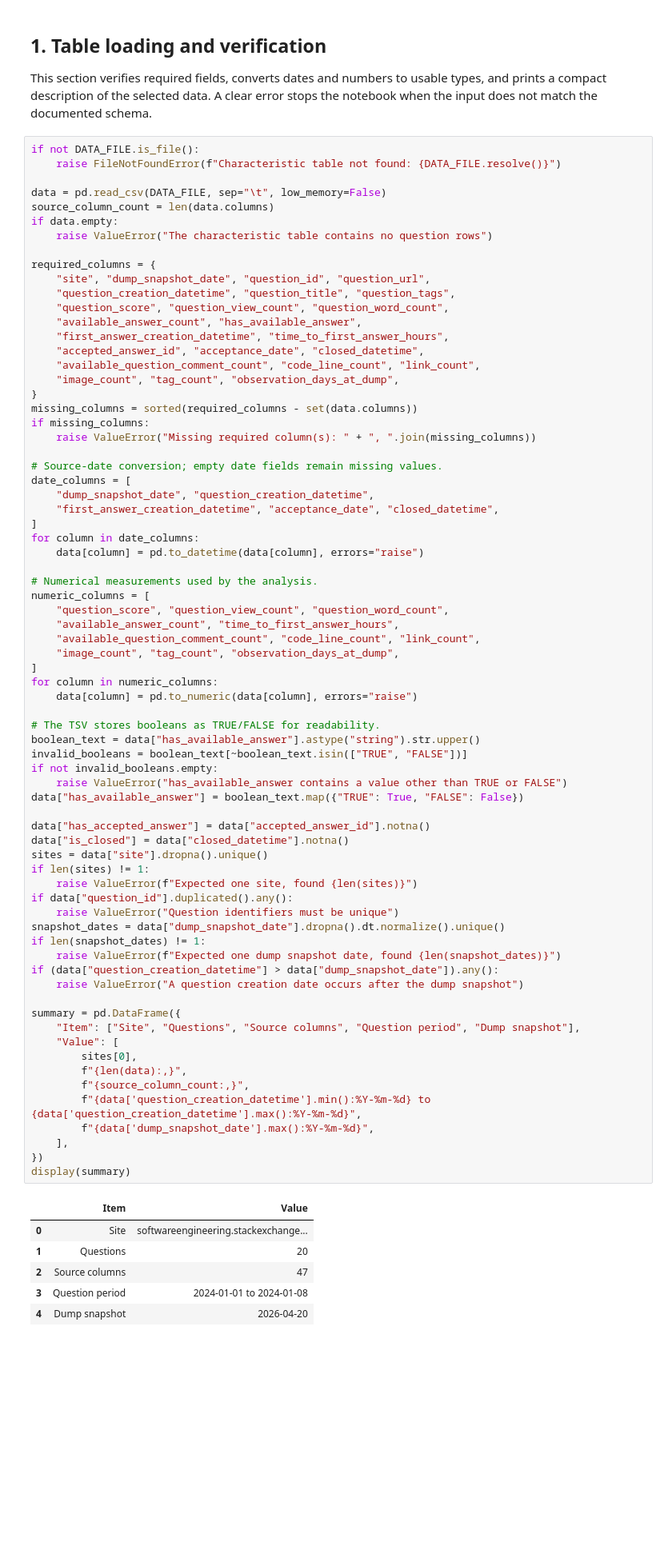
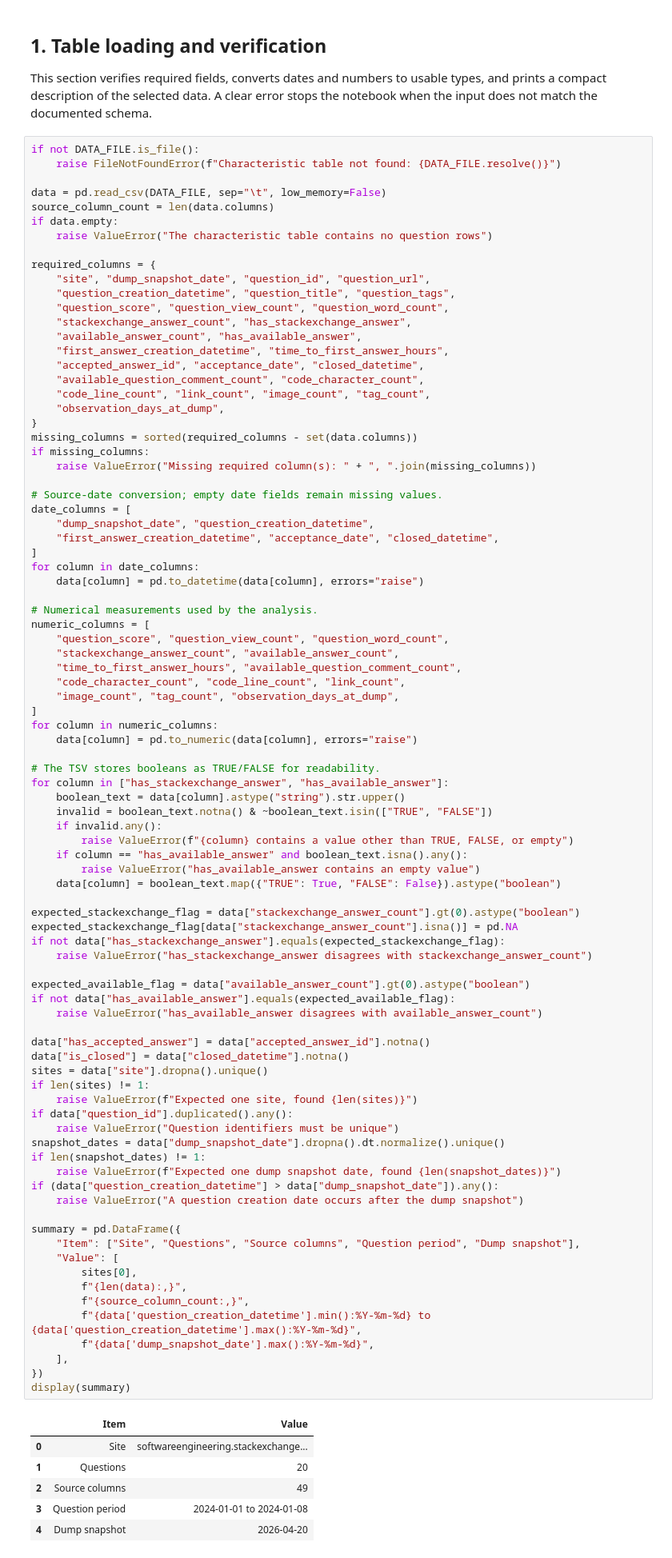
Before and after one commit to thearmankarapetyan/stackexchange-difficulty, a Jupyter notebook: notebooks/stackexchange_eda.ipynb, the cells around one changed output. Shown at 80% size. Drawn from its saved outputs; the diff is of its cells as text; blank space fills up the shorter version.

```diff
--- a/notebooks/stackexchange_eda.ipynb
+++ b/notebooks/stackexchange_eda.ipynb
@@ -64,11 +65,13 @@ required_columns = {
     "site", "dump_snapshot_date", "question_id", "question_url",
     "question_creation_datetime", "question_title", "question_tags",
     "question_score", "question_view_count", "question_word_count",
+    "stackexchange_answer_count", "has_stackexchange_answer",
     "available_answer_count", "has_available_answer",
     "first_answer_creation_datetime", "time_to_first_answer_hours",
     "accepted_answer_id", "acceptance_date", "closed_datetime",
-    "available_question_comment_count", "code_line_count", "link_count",
-    "image_count", "tag_count", "observation_days_at_dump",
+    "available_question_comment_count", "code_character_count",
+    "code_line_count", "link_count", "image_count", "tag_count",
+    "observation_days_at_dump",
 }
 missing_columns = sorted(required_columns - set(data.columns))
 if missing_columns:
@@ -85,49 +88,62 @@ for column in date_columns:
 # Numerical measurements used by the analysis.
 numeric_columns = [
     "question_score", "question_view_count", "question_word_count",
-    "available_answer_count", "time_to_first_answer_hours",
-    "available_question_comment_count", "code_line_count", "link_count",
+    "stackexchange_answer_count", "available_answer_count",
+    "time_to_first_answer_hours", "available_question_comment_count",
+    "code_character_count", "code_line_count", "link_count",
     "image_count", "tag_count", "observation_days_at_dump",
 ]
 for column in numeric_columns:
     data[column] = pd.to_numeric(data[column], errors="raise")
 
 # The TSV stores booleans as TRUE/FALSE for readability.
-boolean_text = data["has_available_answer"].astype("string").str.upper()
-invalid_booleans = boolean_text[~boolean_text.isin(["TRUE", "FALSE"])]
-if not invalid_booleans.empty:
-    raise ValueError("has_available_answer contains a value other than TRUE or FALSE")
-data["has_available_answer"] = boolean_text.map({"TRUE": True, "FALSE": False})
+for column in ["has_stackexchange_answer", "has_available_answer"]:
+    boolean_text = data[column].astype("string").str.upper()
+    invalid = boolean_text.notna() & ~boolean_text.isin(["TRUE", "FALSE"])
+    if invalid.any():
+        raise ValueError(f"{column} contains a value other than TRUE, FALSE, or empty")
+    if column == "has_available_answer" and boolean_text.isna().any():
+        raise ValueError("has_available_answer contains an empty value")
+    data[column] = boolean_text.map({"TRUE": True, "FALSE": False}).astype("boolean")
+
+expected_stackexchange_flag = data["stackexchange_answer_count"].gt(0).astype("boolean")
+expected_stackexchange_flag[data["stackexchange_answer_count"].isna()] = pd.NA
+if not data["has_stackexchange_answer"].equals(expected_stackexchange_flag):
+    raise ValueError("has_stackexchange_answer disagrees with stackexchange_answer_count")
+
+expected_available_flag = data["available_answer_count"].gt(0).astype("boolean")
+if not data["has_available_answer"].equals(expected_available_flag):
+    raise ValueError("has_available_answer disagrees with available_answer_count")
 
 data["has_accepted_answer"] = data["accepted_answer_id"].notna()
 data["is_closed"] = data["closed_datetime"].notna()
 sites = data["site"].dropna().unique()
 if len(sites) != 1:
     raise ValueError(f"Expected one site, found {len(sites)}")
 if data["question_id"].duplicated().any():
     raise ValueError("Question identifiers must be unique")
 snapshot_dates = data["dump_snapshot_date"].dropna().dt.normalize().unique()
 if len(snapshot_dates) != 1:
     raise ValueError(f"Expected one dump snapshot date, found {len(snapshot_dates)}")
 if (data["question_creation_datetime"] > data["dump_snapshot_date"]).any():
     raise ValueError("A question creation date occurs after the dump snapshot")
 
 summary = pd.DataFrame({
     "Item": ["Site", "Questions", "Source columns", "Question period", "Dump snapshot"],
     "Value": [
         sites[0],
         f"{len(data):,}",
         f"{source_column_count:,}",
         f"{data['question_creation_datetime'].min():%Y-%m-%d} to {data['question_creation_datetime'].max():%Y-%m-%d}",
         f"{data['dump_snapshot_date'].max():%Y-%m-%d}",
     ],
 })
 display(summary)
 # %% [output]
 |  | Item | Value |
 | 0 | Site | softwareengineering.stackexchange... |
 | 1 | Questions | 20 |
-| 2 | Source columns | 47 |
+| 2 | Source columns | 49 |
 | 3 | Question period | 2024-01-01 to 2024-01-08 |
 | 4 | Dump snapshot | 2026-04-20 |
 # %% [markdown]
```
Also changed, not shown: parts of 8 cells of this notebook, 16 other files.
